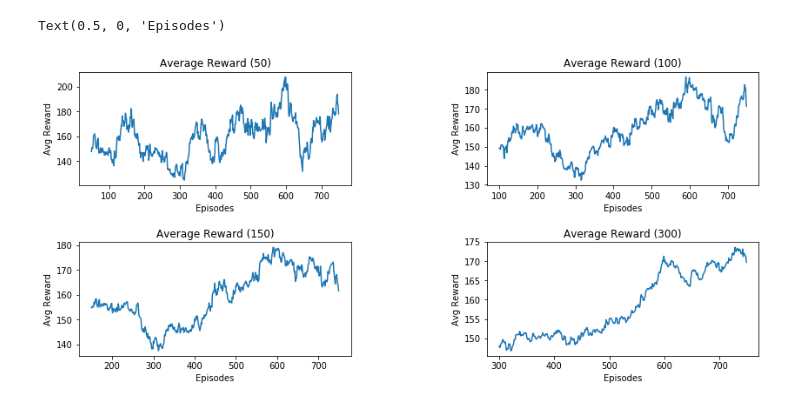
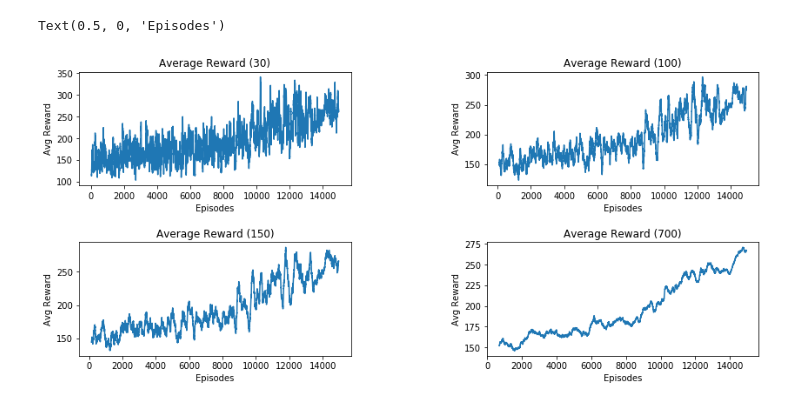
Before and after one commit to joangerard/atari-cnn, a Jupyter notebook: Graphs.ipynb, the cells around one changed output. Drawn from its saved outputs; the diff is of its cells as text; code cells hidden in the pictures.

```diff
--- a/Graphs.ipynb
+++ b/Graphs.ipynb
@@ -3,34 +3,34 @@ import pickle
 import numpy as np
 import matplotlib.pyplot as plt
 # %%
-rewards = pickle.load(open('./rewards/trained-model-750.pck', 'rb'))
-n = 750
+rewards = pickle.load(open('./rewards/trained-model-14950.pck', 'rb'))
+n = 14950
 def get_avg_reward(last_avg):
     return [np.mean(rewards[i-last_avg:i]) for i in range(last_avg,n)]
 
 
 fig, [(ax1, ax2), (ax3, ax4)] = plt.subplots(2, 2, figsize=(14, 6))
 # fig.tight_layout()
 plt.subplots_adjust(wspace = 0.5, hspace = 0.5)
-ax1.plot(range(50, n), get_avg_reward(50))
-ax1.set_title("Average Reward (50)")
+ax1.plot(range(30, n), get_avg_reward(30))
+ax1.set_title("Average Reward (30)")
 ax1.set_ylabel("Avg Reward")
 ax1.set_xlabel("Episodes")
 
 ax2.plot(range(100, n), get_avg_reward(100))
 ax2.set_title("Average Reward (100)")
 ax2.set_ylabel("Avg Reward")
 ax2.set_xlabel("Episodes")
 
 ax3.plot(range(150, n), get_avg_reward(150))
 ax3.set_title("Average Reward (150)")
 ax3.set_ylabel("Avg Reward")
 ax3.set_xlabel("Episodes")
 
-ax4.plot(range(300, n), get_avg_reward(300))
-ax4.set_title("Average Reward (300)")
+ax4.plot(range(700, n), get_avg_reward(700))
+ax4.set_title("Average Reward (700)")
 ax4.set_ylabel("Avg Reward")
 ax4.set_xlabel("Episodes")
 # %% [output]
 Text(0.5, 0, 'Episodes')
-[figure, old version]
+[figure, new version]
```
Also changed, not shown: 8 other files.
